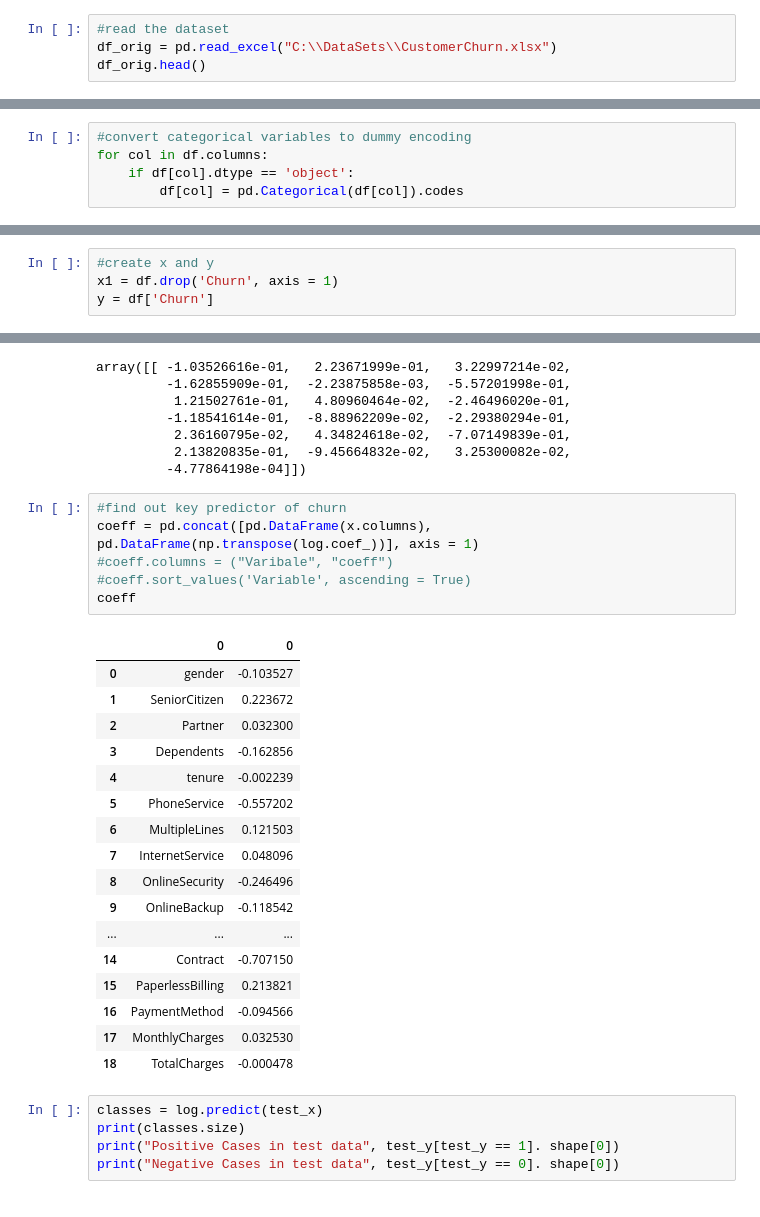
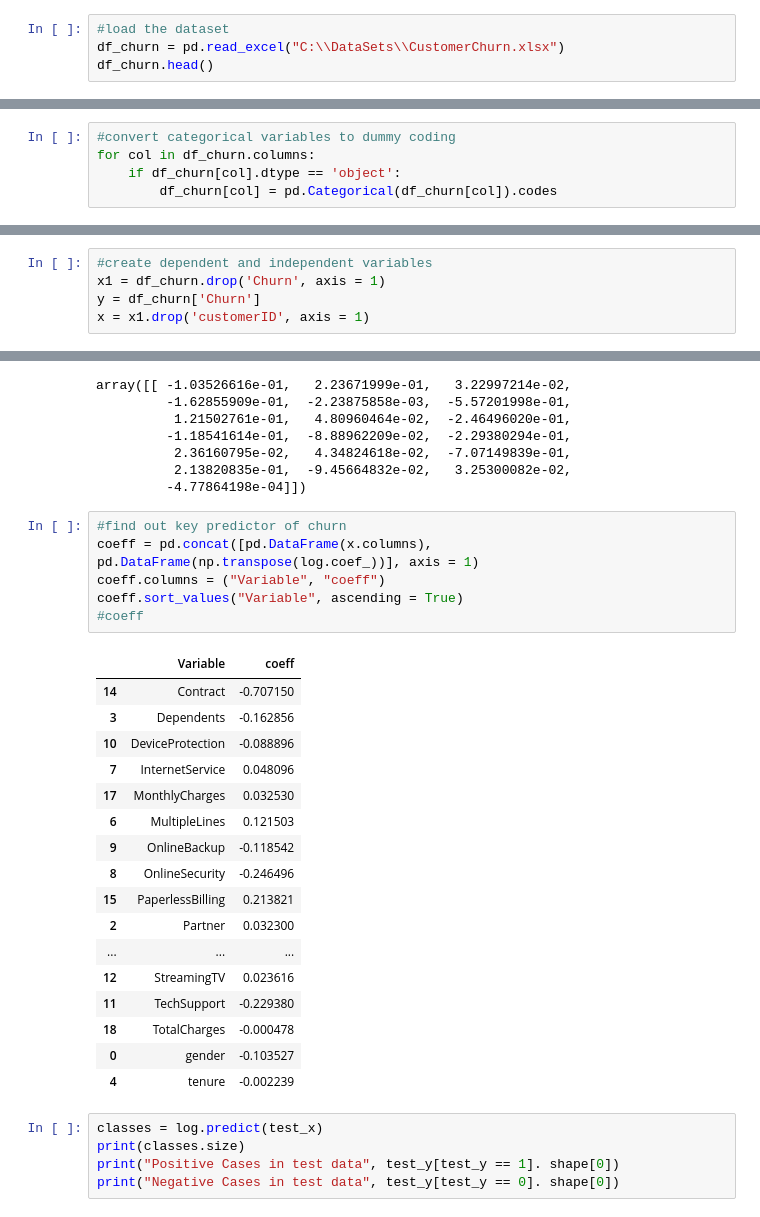
Before and after one commit to krisgop2010/Analytics, a Jupyter notebook: CustomerChurnAnalytics/CustomerChurnAnalysis_Final.ipynb, the cells around one changed output, grey strips where cells are left out. Drawn from its saved outputs; the diff is of its cells as text.

```diff
--- a/CustomerChurnAnalytics/CustomerChurnAnalysis_Final.ipynb
+++ b/CustomerChurnAnalytics/CustomerChurnAnalysis_Final.ipynb
@@ -12,9 +12,9 @@ import seaborn as sns
 from IPython.core.interactiveshell import InteractiveShell
 InteractiveShell.ast_node_interactivity = "all"
 # %%
-#read the dataset
-df_orig = pd.read_excel("C:\\DataSets\\CustomerChurn.xlsx")
-df_orig.head()
+#load the dataset
+df_churn = pd.read_excel("C:\\DataSets\\CustomerChurn.xlsx")
+df_churn.head()
 # %% [output]
 |  | customerID | gender | SeniorCitizen | Partner | Dependents | tenure | PhoneService | MultipleLines | ... |
 | 0 | 7590-VHVEG | Female | 0 | Yes | No | 1 | No | No phone service | ... |
@@ -115,6 +67,6 @@ memory usage: 1.1+ MB
 # %%
-#convert categorical variables to dummy encoding
-for col in df.columns:
-    if df[col].dtype == 'object':
-        df[col] = pd.Categorical(df[col]).codes
+#convert categorical variables to dummy coding
+for col in df_churn.columns:
+    if df_churn[col].dtype == 'object':
+        df_churn[col] = pd.Categorical(df_churn[col]).codes
 # %%
@@ -129,5 +82,6 @@ df.head()
 # %%
-#create x and y
-x1 = df.drop('Churn', axis = 1)
-y = df['Churn']
+#create dependent and independent variables
+x1 = df_churn.drop('Churn', axis = 1)
+y = df_churn['Churn']
+x = x1.drop('customerID', axis = 1)
 # %%
@@ -166,27 +121,27 @@ array([[ -1.03526616e-01,   2.23671999e-01,   3.22997214e-02,
 # %%
 #find out key predictor of churn
 coeff = pd.concat([pd.DataFrame(x.columns), pd.DataFrame(np.transpose(log.coef_))], axis = 1)
-#coeff.columns = ("Varibale", "coeff")
-#coeff.sort_values('Variable', ascending = True)
-coeff
+coeff.columns = ("Variable", "coeff")
+coeff.sort_values("Variable", ascending = True)
+#coeff
 # %% [output]
-|  | 0 | 0 |
+|  | Variable | coeff |
+| 14 | Contract | -0.707150 |
+| 3 | Dependents | -0.162856 |
+| 10 | DeviceProtection | -0.088896 |
+| 7 | InternetService | 0.048096 |
+| 17 | MonthlyCharges | 0.032530 |
+| 6 | MultipleLines | 0.121503 |
+| 9 | OnlineBackup | -0.118542 |
+| 8 | OnlineSecurity | -0.246496 |
+| 15 | PaperlessBilling | 0.213821 |
+| 2 | Partner | 0.032300 |
+| ... | ... | ... |
+| 12 | StreamingTV | 0.023616 |
+| 11 | TechSupport | -0.229380 |
+| 18 | TotalCharges | -0.000478 |
 | 0 | gender | -0.103527 |
-| 1 | SeniorCitizen | 0.223672 |
-| 2 | Partner | 0.032300 |
-| 3 | Dependents | -0.162856 |
 | 4 | tenure | -0.002239 |
-| 5 | PhoneService | -0.557202 |
-| 6 | MultipleLines | 0.121503 |
-| 7 | InternetService | 0.048096 |
-| 8 | OnlineSecurity | -0.246496 |
-| 9 | OnlineBackup | -0.118542 |
-| ... | ... | ... |
-| 14 | Contract | -0.707150 |
-| 15 | PaperlessBilling | 0.213821 |
-| 16 | PaymentMethod | -0.094566 |
-| 17 | MonthlyCharges | 0.032530 |
-| 18 | TotalCharges | -0.000478 |
 # %%
 classes = log.predict(test_x)
 print(classes.size)
```
Also changed, not shown: parts of 31 cells of this notebook.
